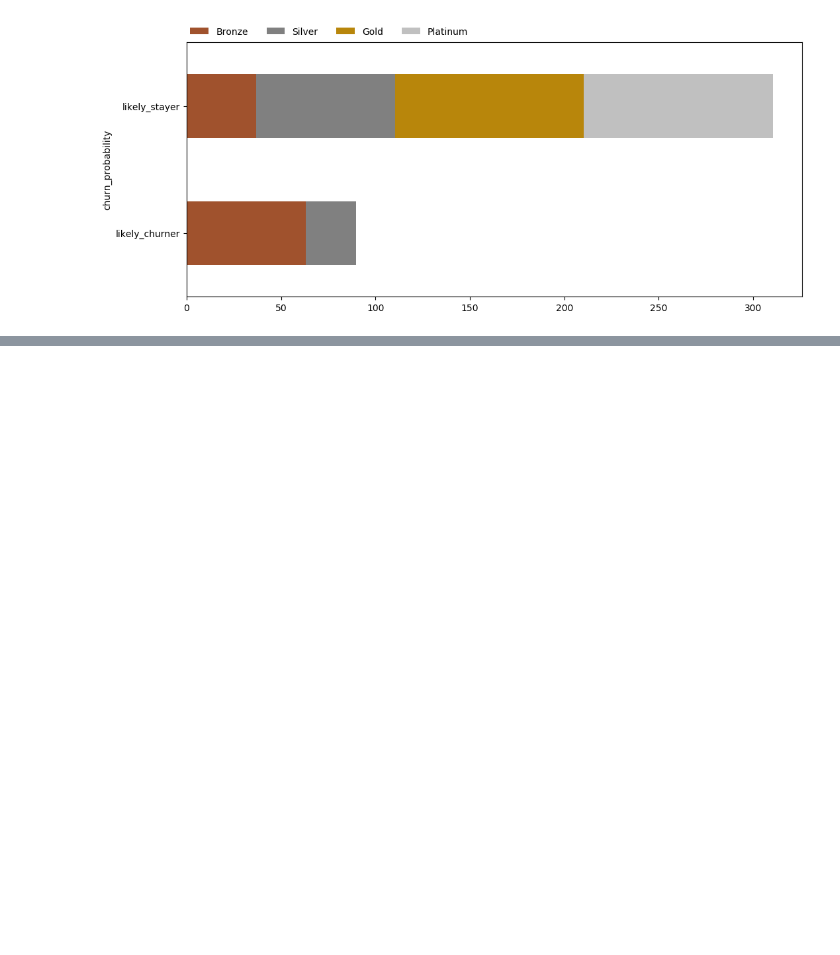
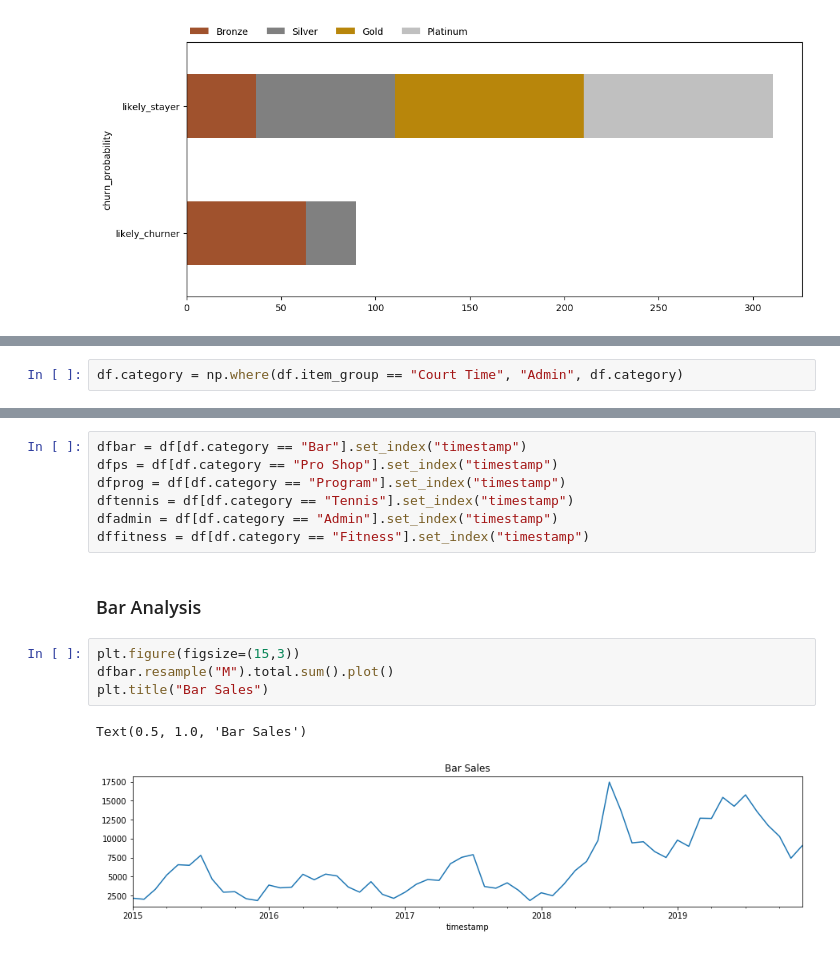
Before and after one commit to crisgiovanoni/jncc_project, a Jupyter notebook: modeling.ipynb, the cells around one changed output, grey strips where cells are left out. Drawn from its saved outputs; the diff is of its cells as text; blank space fills up the shorter version.

```diff
--- a/modeling.ipynb
+++ b/modeling.ipynb
@@ -1292,0 +1345,2 @@ plt.show()
+# %%
+df.category = np.where(df.item_group == "Court Time", "Admin", df.category)
@@ -1292,0 +1349,16 @@ plt.show()
+# %%
+dfbar = df[df.category == "Bar"].set_index("timestamp")
+dfps = df[df.category == "Pro Shop"].set_index("timestamp")
+dfprog = df[df.category == "Program"].set_index("timestamp")
+dftennis = df[df.category == "Tennis"].set_index("timestamp")
+dfadmin = df[df.category == "Admin"].set_index("timestamp")
+dffitness = df[df.category == "Fitness"].set_index("timestamp")
+# %% [markdown]
+### Bar Analysis
+# %%
+plt.figure(figsize=(15,3))
+dfbar.resample("M").total.sum().plot()
+plt.title("Bar Sales")
+# %% [output]
+Text(0.5, 1.0, 'Bar Sales')
+[figure, added]
```
Also changed, not shown: parts of 12 cells of this notebook.
